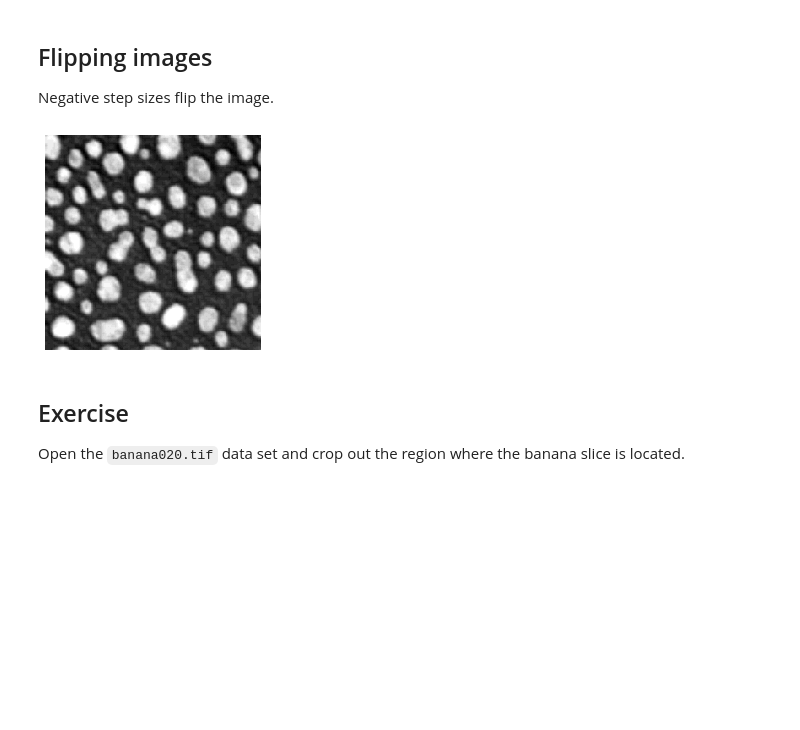
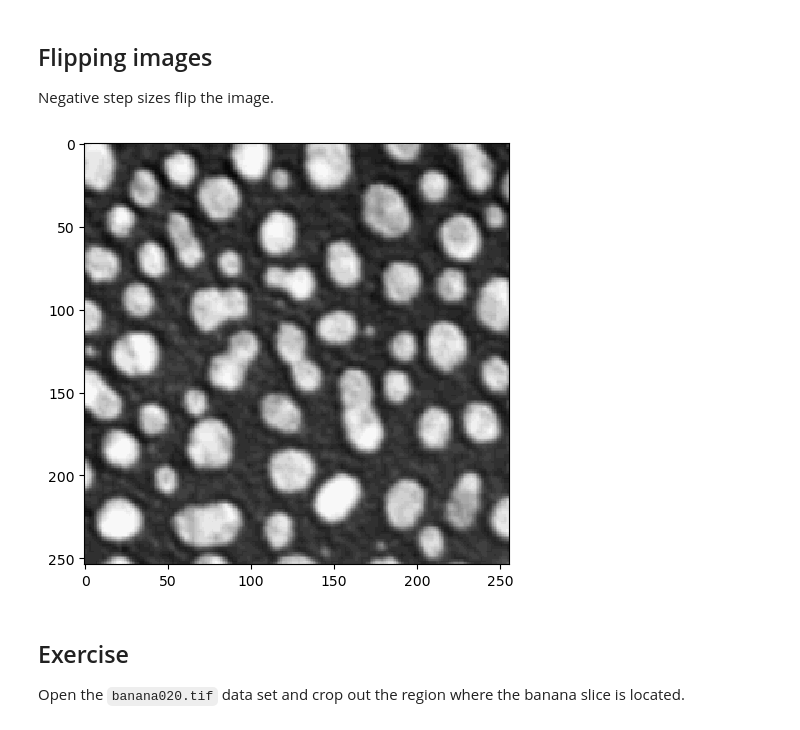
Before and after one commit to haesleinhuepf/BioImageAnalysisNotebooks, a Jupyter notebook: docs/12_image_analysis_basics/04_Cropping_images.ipynb, the cells around one changed output. Saved outputs shown, nothing was run; the diff lists cells and outputs as text; code cells hidden in the pictures; blank space fills up the shorter version.

```diff
--- a/docs/12_image_analysis_basics/04_Cropping_images.ipynb
+++ b/docs/12_image_analysis_basics/04_Cropping_images.ipynb
@@ -51,9 +51,9 @@ Negative step sizes flip the image.
 # %%
 flipped_image = image[::, ::-1]
 
-microshow(flipped_image);
+imshow(flipped_image);
 # %% [output]
-[figure, old version]
+[figure, new version]
 # %% [markdown]
 ## Exercise
 Open the `banana020.tif` data set and crop out the region where the banana slice is located.
```
Also changed, not shown: parts of 5 cells of this notebook, 11 other files.
